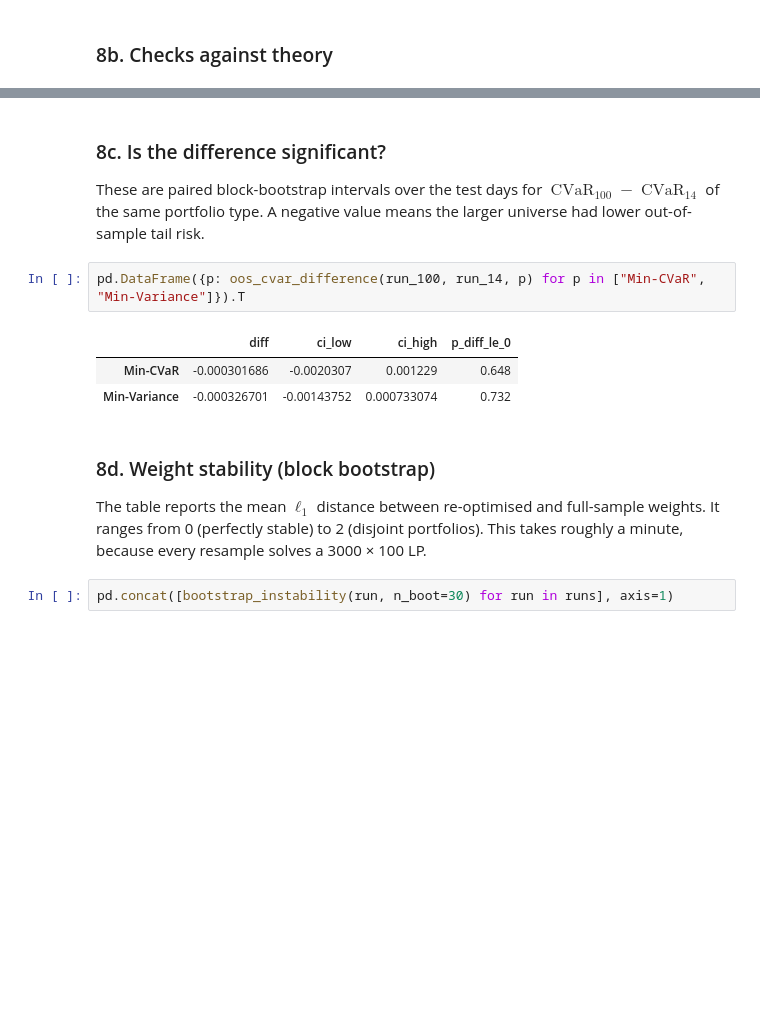
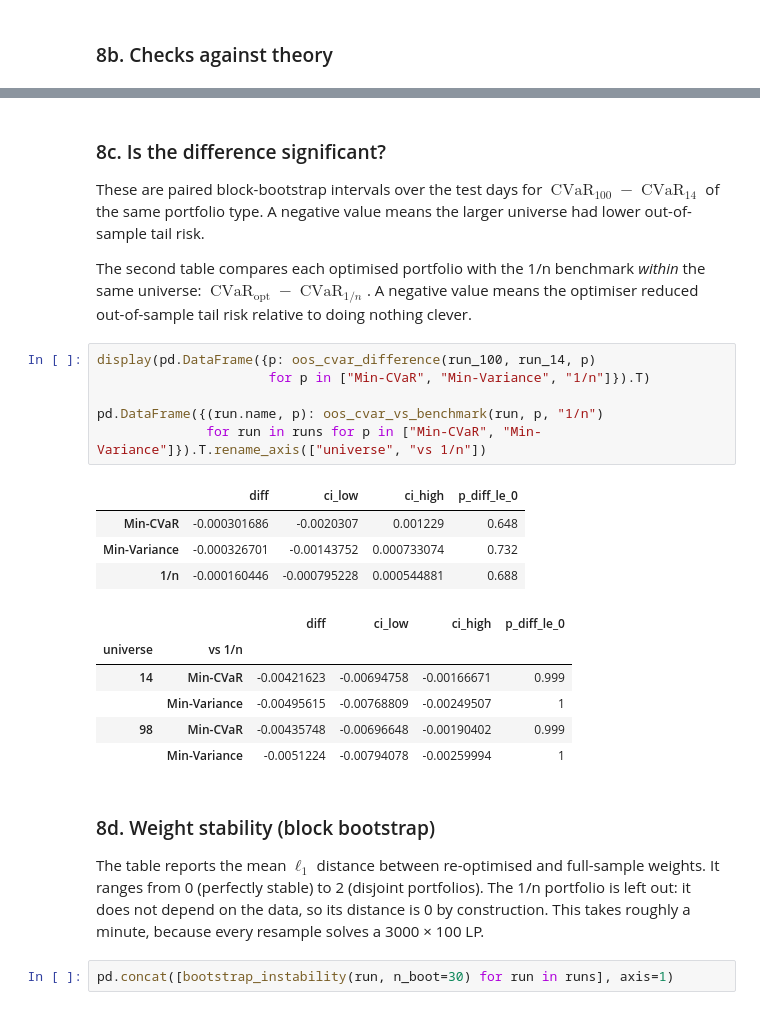
Before and after one commit to kichelmoon/conditionalvar, a Jupyter notebook: analysis.ipynb, the cells around one changed output, grey strips where cells are left out. Drawn from its saved outputs; the diff is of its cells as text; blank space fills up the shorter version.

Commit message:
1/n benchmark

```diff
--- a/analysis.ipynb
+++ b/analysis.ipynb
@@ -507,16 +505,29 @@ universe  98: held assets =  16, ties at eta* =  16, fractional atoms =  16, dua
 ### 8c. Is the difference significant?
 
 These are paired block-bootstrap intervals over the test days for $\operatorname{CVaR}_{100} - \operatorname{CVaR}_{14}$ of the same portfolio type. A negative value means the larger universe had lower out-of-sample tail risk.
+
+The second table compares each optimised portfolio with the 1/n benchmark *within* the same universe: $\operatorname{CVaR}_{\text{opt}} - \operatorname{CVaR}_{1/n}$. A negative value means the optimiser reduced out-of-sample tail risk relative to doing nothing clever.
 # %%
-pd.DataFrame({p: oos_cvar_difference(run_100, run_14, p) for p in ["Min-CVaR", "Min-Variance"]}).T
+display(pd.DataFrame({p: oos_cvar_difference(run_100, run_14, p)
+                      for p in ["Min-CVaR", "Min-Variance", "1/n"]}).T)
+
+pd.DataFrame({(run.name, p): oos_cvar_vs_benchmark(run, p, "1/n")
+              for run in runs for p in ["Min-CVaR", "Min-Variance"]}).T.rename_axis(["universe", "vs 1/n"])
 # %% [output]
 |  | diff | ci_low | ci_high | p_diff_le_0 |
 | Min-CVaR | -0.000301686 | -0.0020307 | 0.001229 | 0.648 |
 | Min-Variance | -0.000326701 | -0.00143752 | 0.000733074 | 0.732 |
+| 1/n | -0.000160446 | -0.000795228 | 0.000544881 | 0.688 |
+|  |  | diff | ci_low | ci_high | p_diff_le_0 |
+| universe | vs 1/n |  |  |  |  |
+| 14 | Min-CVaR | -0.00421623 | -0.00694758 | -0.00166671 | 0.999 |
+|  | Min-Variance | -0.00495615 | -0.00768809 | -0.00249507 | 1 |
+| 98 | Min-CVaR | -0.00435748 | -0.00696648 | -0.00190402 | 0.999 |
+|  | Min-Variance | -0.0051224 | -0.00794078 | -0.00259994 | 1 |
 # %% [markdown]
 ### 8d. Weight stability (block bootstrap)
 
-The table reports the mean $\ell_1$ distance between re-optimised and full-sample weights. It ranges from 0 (perfectly stable) to 2 (disjoint portfolios). This takes roughly a minute, because every resample solves a 3000 × 100 LP.
+The table reports the mean $\ell_1$ distance between re-optimised and full-sample weights. It ranges from 0 (perfectly stable) to 2 (disjoint portfolios). The 1/n portfolio is left out: it does not depend on the data, so its distance is 0 by construction. This takes roughly a minute, because every resample solves a 3000 × 100 LP.
 # %%
 pd.concat([bootstrap_instability(run, n_boot=30) for run in runs], axis=1)
 # %% [output]
```
Also changed, not shown: parts of 6 cells of this notebook, 8 other files.
